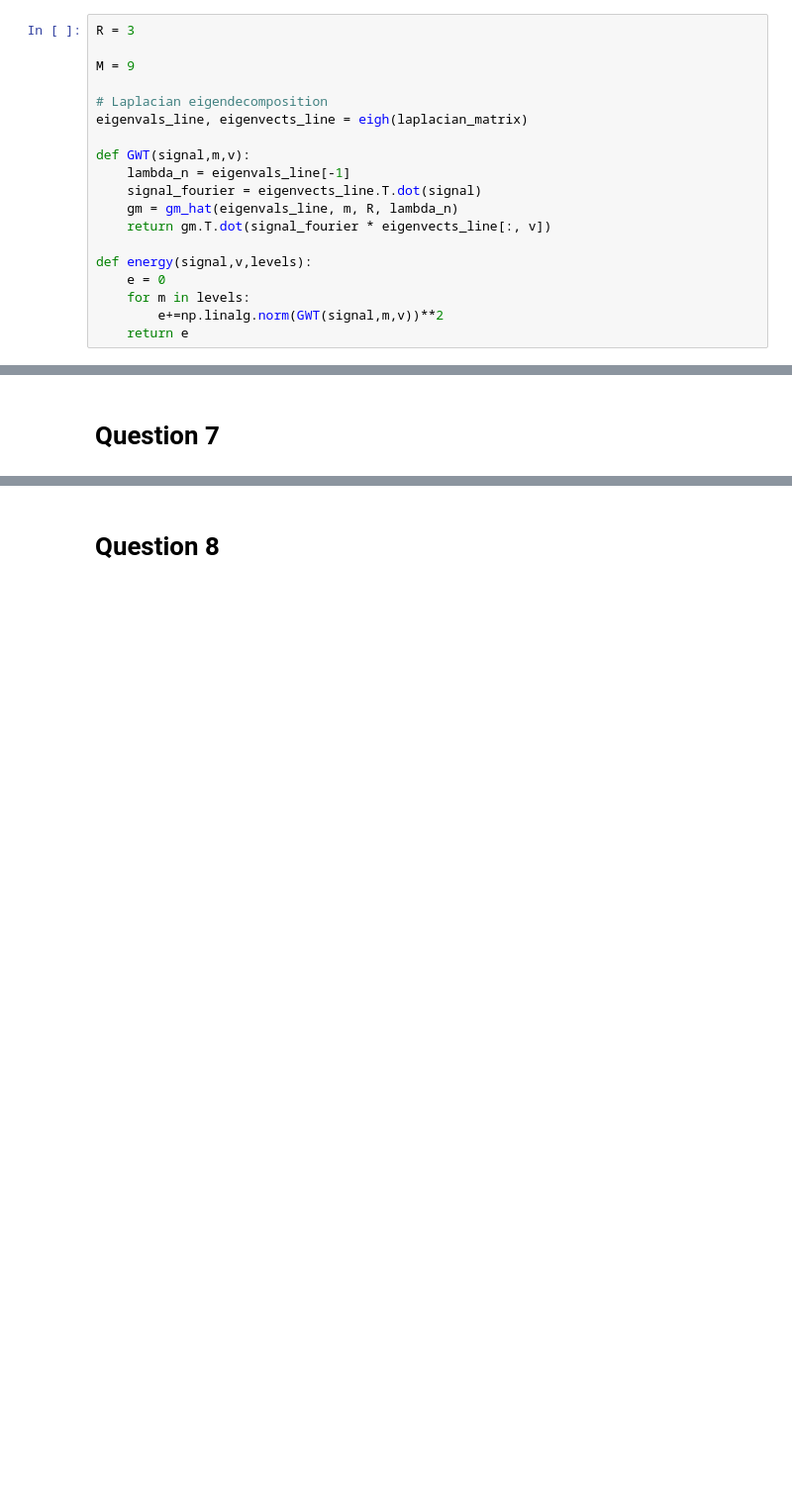
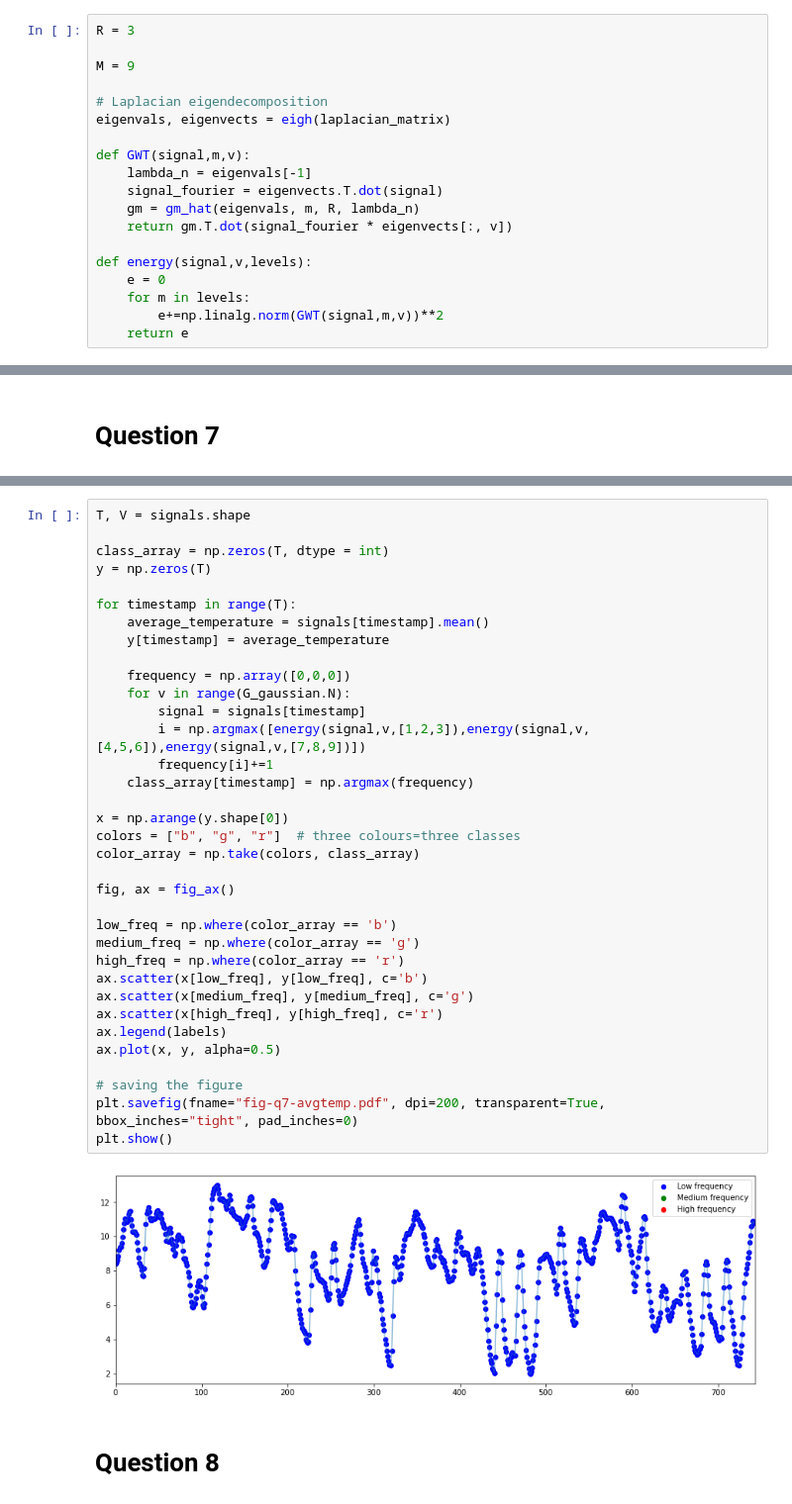
Before and after one commit to rafaelbrutti/MVA, a Jupyter notebook: ML - Time Series/Assignment 3 /Assignment 3.ipynb, the cells around one changed output, grey strips where cells are left out. Shown at 99% size. Drawn from its saved outputs; the diff is of its cells as text; blank space fills up the shorter version.

```diff
--- a/ML - Time Series/Assignment 3 /Assignment 3.ipynb
+++ b/ML - Time Series/Assignment 3 /Assignment 3.ipynb
@@ -470,13 +486,13 @@ R = 3
 M = 9
 
 # Laplacian eigendecomposition
-eigenvals_line, eigenvects_line = eigh(laplacian_matrix)
+eigenvals, eigenvects = eigh(laplacian_matrix)
 
 def GWT(signal,m,v):
-    lambda_n = eigenvals_line[-1]
-    signal_fourier = eigenvects_line.T.dot(signal)
-    gm = gm_hat(eigenvals_line, m, R, lambda_n)
-    return gm.T.dot(signal_fourier * eigenvects_line[:, v])
+    lambda_n = eigenvals[-1]
+    signal_fourier = eigenvects.T.dot(signal)
+    gm = gm_hat(eigenvals, m, R, lambda_n)
+    return gm.T.dot(signal_fourier * eigenvects[:, v])
 
 def energy(signal,v,levels):
     e = 0
@@ -616,3 +611,40 @@ plt.show()
+# %%
+T, V = signals.shape
+
+class_array = np.zeros(T, dtype = int)
+y = np.zeros(T)
+
+for timestamp in range(T):
+    average_temperature = signals[timestamp].mean()
+    y[timestamp] = average_temperature
+
+    frequency = np.array([0,0,0])
+    for v in range(G_gaussian.N):
+        signal = signals[timestamp]
+        i = np.argmax([energy(signal,v,[1,2,3]),energy(signal,v,[4,5,6]),energy(signal,v,[7,8,9])])
+        frequency[i]+=1
+    class_array[timestamp] = np.argmax(frequency)
+
+x = np.arange(y.shape[0])
+colors = ["b", "g", "r"]  # three colours=three classes
+color_array = np.take(colors, class_array)
+
+fig, ax = fig_ax()
+
+low_freq = np.where(color_array == 'b')
+medium_freq = np.where(color_array == 'g')
+high_freq = np.where(color_array == 'r')
+ax.scatter(x[low_freq], y[low_freq], c='b')
+ax.scatter(x[medium_freq], y[medium_freq], c='g')
+ax.scatter(x[high_freq], y[high_freq], c='r')
+ax.legend(labels)
+ax.plot(x, y, alpha=0.5)
+
+# saving the figure
+plt.savefig(fname="fig-q7-avgtemp.pdf", dpi=200, transparent=True, bbox_inches="tight", pad_inches=0)
+plt.show()
+# %% [output]
+[figure, added]
 # %% [markdown]
 # Question 8
 # %%
```
Also changed, not shown: parts of 22 cells of this notebook, 1 other file.
